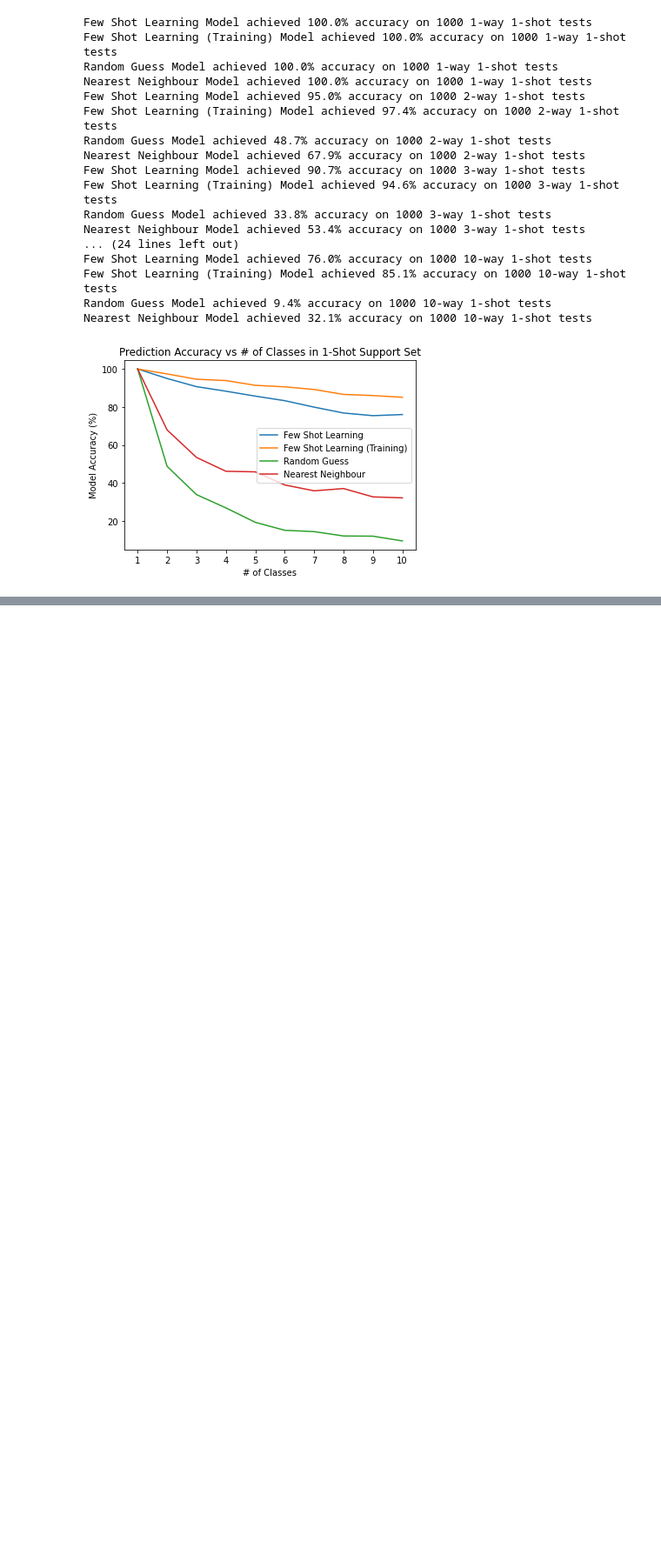
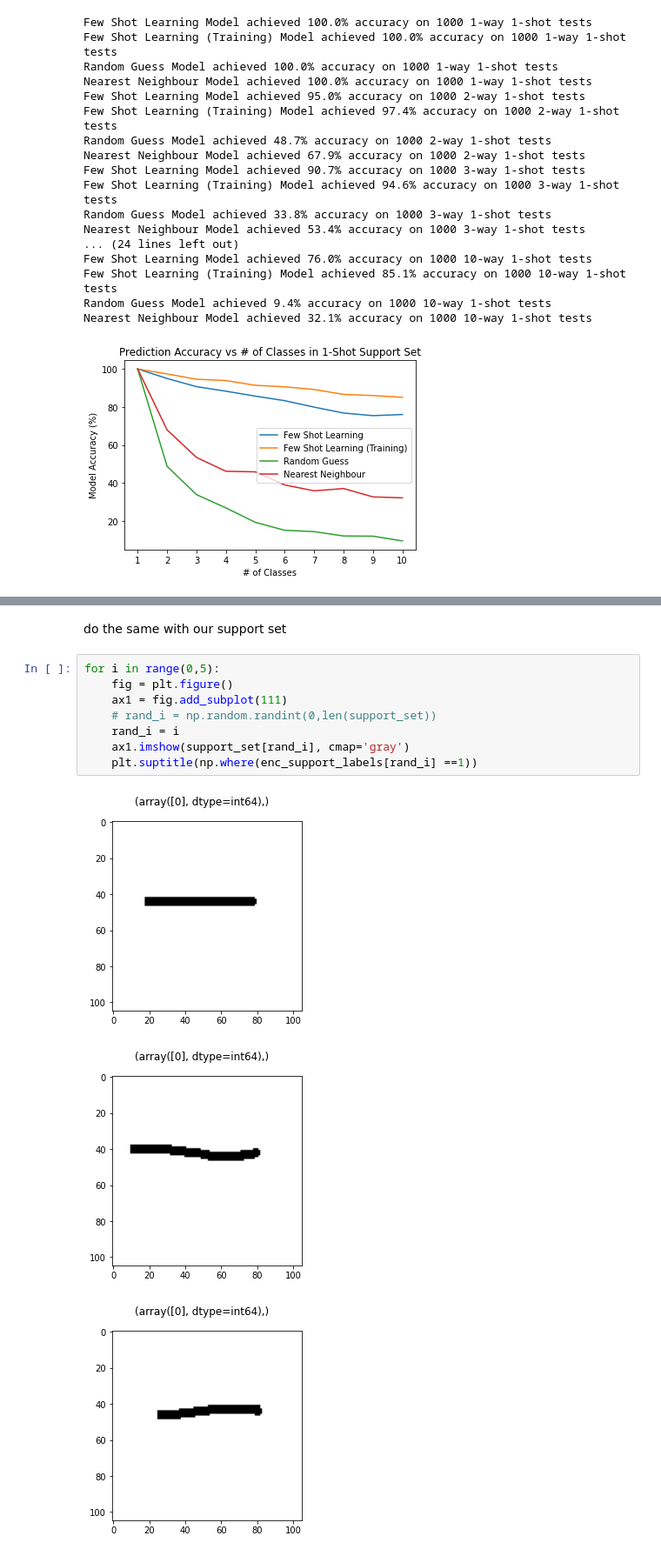
Before and after one commit to beetee17/few_shot_learning, a Jupyter notebook: keras-one-shot/omniglot.ipynb, the cells around one changed output, grey strips where cells are left out. Shown at 87% size. Cells and saved outputs as stored; diff of their text form; blank space fills up the shorter version.

```diff
--- a/keras-one-shot/omniglot.ipynb
+++ b/keras-one-shot/omniglot.ipynb
@@ -814,0 +920,14 @@ Nearest Neighbour Model achieved 32.1% accuracy on 1000 10-way 1-shot tests
+# %% [markdown]
+do the same with our support set
+# %%
+for i in range(0,5):
+    fig = plt.figure()
+    ax1 = fig.add_subplot(111)
+    # rand_i = np.random.randint(0,len(support_set))
+    rand_i = i
+    ax1.imshow(support_set[rand_i], cmap='gray')
+    plt.suptitle(np.where(enc_support_labels[rand_i] ==1))
+# %% [output]
+[figure, added]
+[figure, added]
+[figure, added]
```
Also changed, not shown: parts of 23 cells of this notebook.
